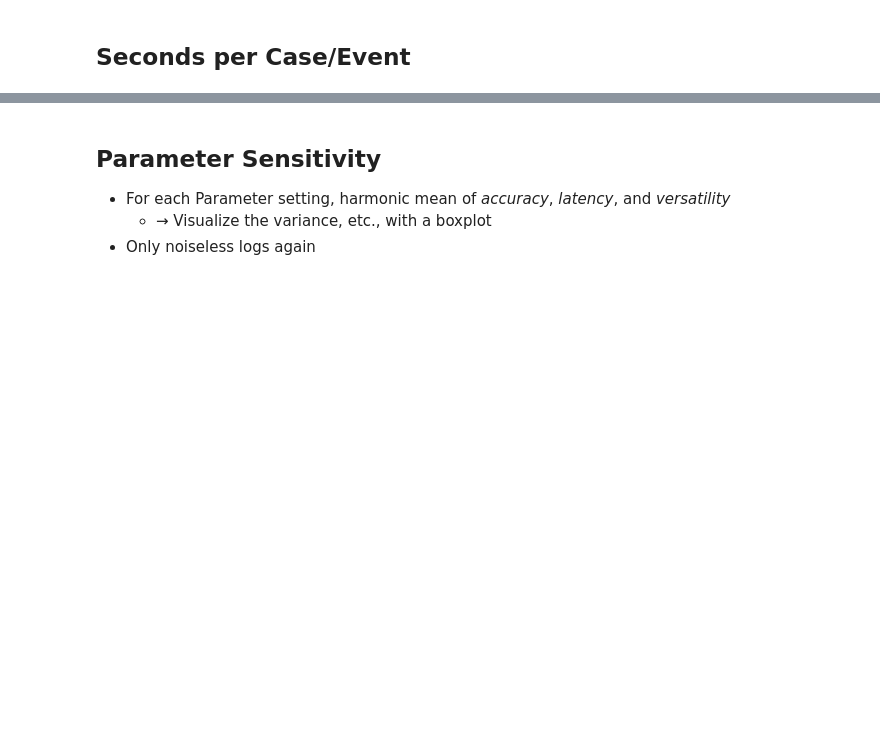
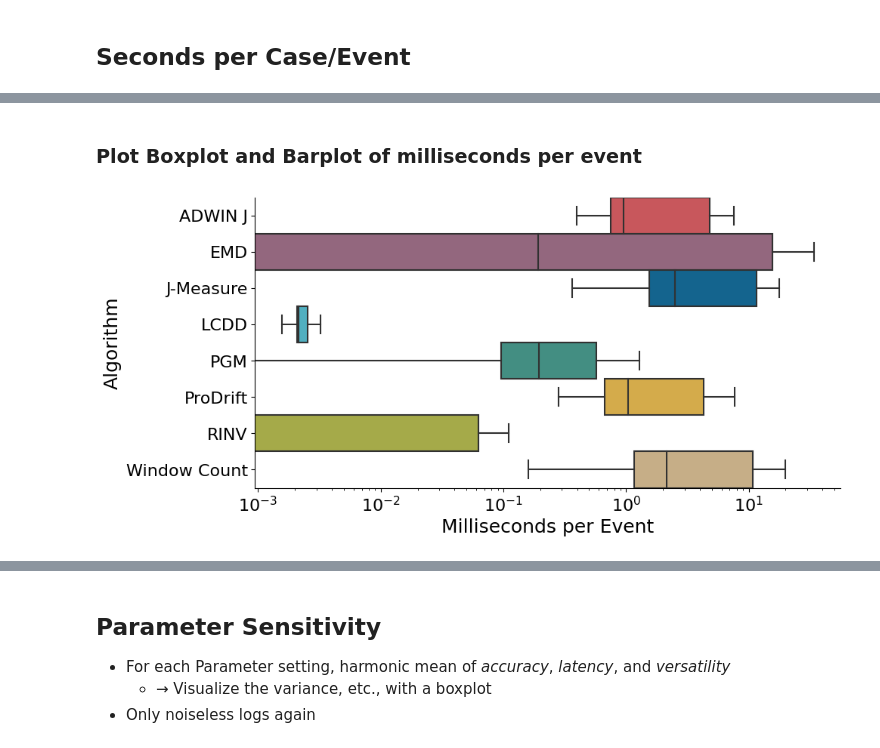
Before and after one commit to cpitsch/cdrift-evaluation, a Jupyter notebook: evaluate_results.ipynb, the cells around one changed output, grey strips where cells are left out. Cells and saved outputs as stored; diff of their text form; code cells hidden in the pictures; blank space fills up the shorter version.

```diff
--- a/evaluate_results.ipynb
+++ b/evaluate_results.ipynb
@@ -859,0 +863,3 @@ Window Count: 0.011056380640198656 seconds per event, (0.011)
+# %%
+df_seconds["Milliseconds per Event"] = df_seconds.apply(lambda x: (x["Duration (Seconds)"]*1000) / x["Log Length (Events)"], axis=1)
+df_seconds[["Duration (Seconds)", "Log Length (Events)", "Milliseconds per Event"]].head()
@@ -859,0 +873,33 @@ Window Count: 0.011056380640198656 seconds per event, (0.011)
+# %% [markdown]
+### Plot Boxplot and Barplot of milliseconds per event
+# %%
+fig, ax = plt.subplots(figsize=(10, 5))
+ax.set_xlabel("Milliseconds per Event")
+
+
+ax = sns.boxplot(
+    data=df_seconds,
+    order=ALPHA_SORT_NAMES,
+    x="Milliseconds per Event",
+    y="Algorithm",
+    palette = palette,
+    width=1,
+    ax=ax,
+    fliersize=0
+
+)
+
+ax.set_xscale("log")
+
+ax.spines.right.set_visible(False)
+ax.spines.top.set_visible(False)
+ax.tick_params(labelsize=16)
+ax.set_xlabel(ax.get_xlabel(), size = 18)
+ax.set_ylabel(ax.get_ylabel(), size = 18)
+plt.xlabel("Milliseconds per Event")
+
+if not os.path.exists(f"{OUT_PATH}/Scalability{LAG_WINDOW}"):
+    os.makedirs(f"{OUT_PATH}/Scalability{LAG_WINDOW}")
+plt.savefig(f"{OUT_PATH}/Scalability{LAG_WINDOW}/scalability_mseconds_per_event.pdf", bbox_inches="tight", format="pdf")
+# %% [output]
+[figure, added]
```
Also changed, not shown: parts of 21 cells of this notebook, 21 other files.
